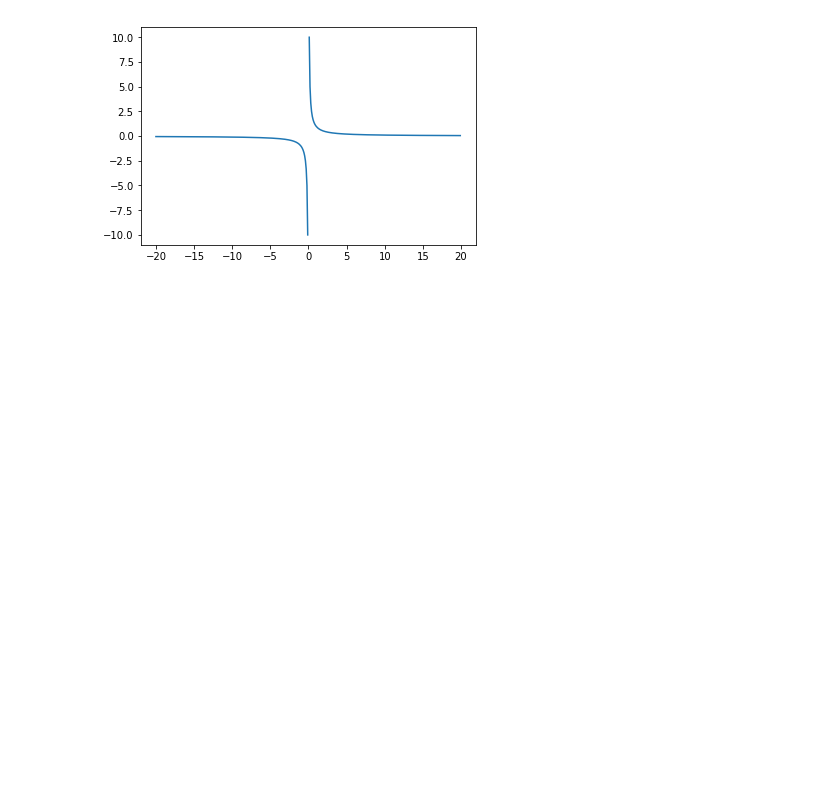
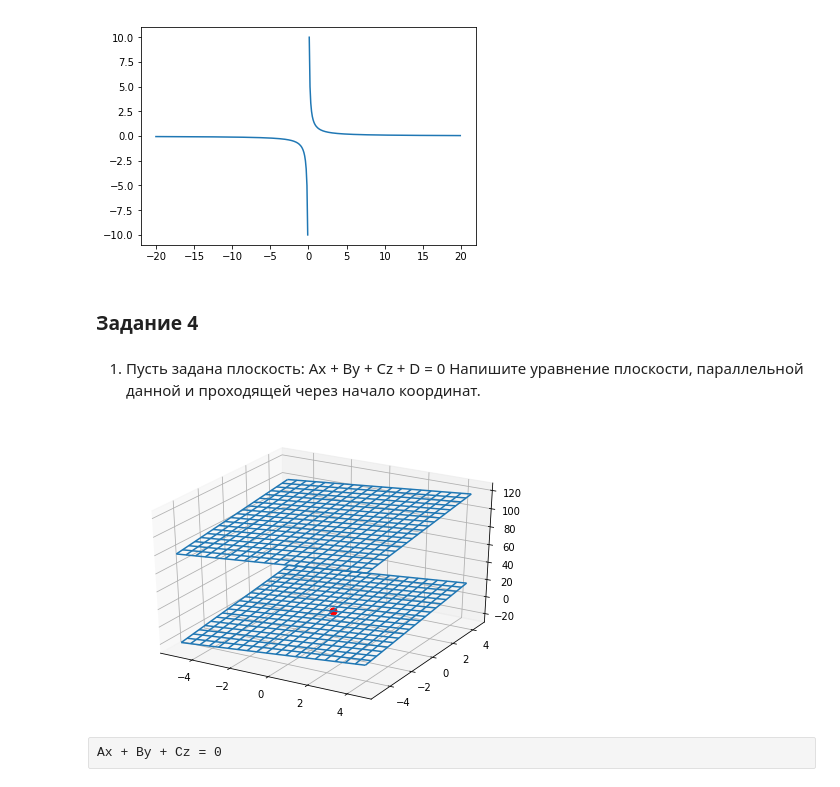
Before and after one commit to superpavelka/introduction-to-higher-mathematics, a Jupyter notebook: Task3/Task3.ipynb, the cells around one changed output. Drawn from its saved outputs; the diff is of its cells as text; code cells hidden in the pictures; blank space fills up the shorter version.

```diff
--- a/Task3/Task3.ipynb
+++ b/Task3/Task3.ipynb
@@ -93,3 +108,9 @@ plt.plot(xlist, ylist)
 plt.show()
 # %% [output]
 [figure]
+# %% [markdown]
+### Задание 4
+# %% [markdown]
+1) Пусть задана плоскость:
+Ax + By + Cz + D = 0
+Напишите уравнение плоскости, параллельной данной и проходящей через начало координат.
@@ -95,0 +120,16 @@ plt.show()
+# %%
+fig = figure()
+ax = Axes3D(fig)
+X = np.arange(-5,5,0.5)
+Y = np.arange(-5,5,0.5)
+X,Y = np.meshgrid(X,Y)
+Z = (2*X + 2*Y) + 100
+Z2 = (2*X + 2*Y)
+ax.plot_wireframe(X,Y,Z)
+ax.plot_wireframe(X,Y,Z2)
+ax.scatter(0,0,0,'z',50,'red')
+show()
+# %% [output]
+[figure, added]
+# %% [raw]
+Ax + By + Cz = 0
```
Also changed, not shown: parts of 32 cells of this notebook.
